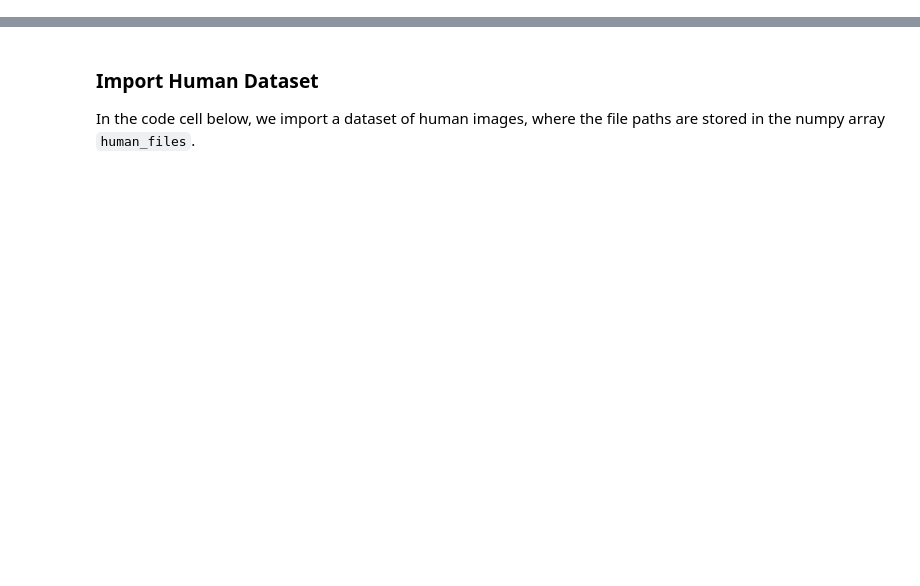
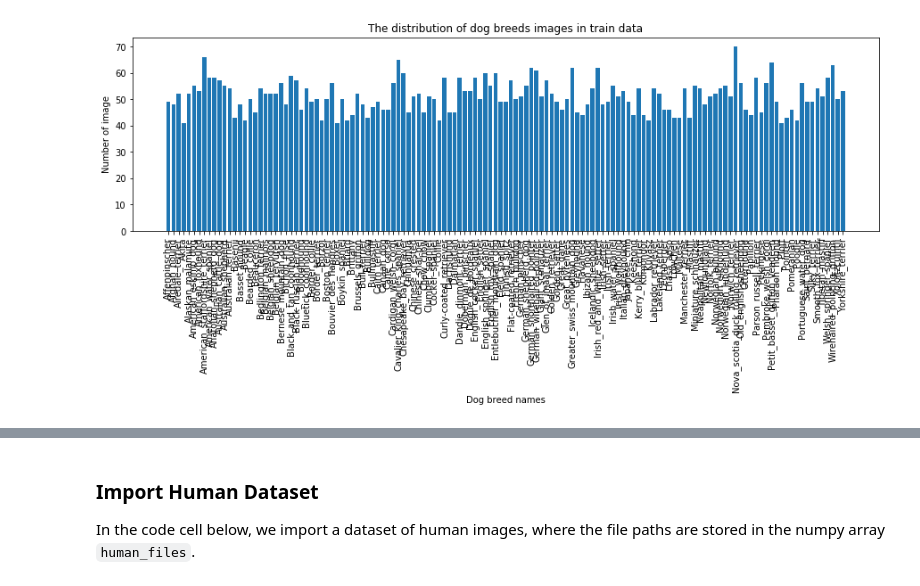
Before and after one commit to tikhonova/dog_classifier, a Jupyter notebook: dog_app.ipynb, the cells around one changed output, grey strips where cells are left out. Saved outputs shown, nothing was run; the diff lists cells and outputs as text; code cells hidden in the pictures; blank space fills up the shorter version.

```diff
--- a/dog_app.ipynb
+++ b/dog_app.ipynb
@@ -100,0 +104,31 @@ ModuleNotFoundError: No module named 'keras'
+# %%
+def plot_df(x,y,title):
+    '''Plot a bar chart'''
+    plt.figure(figsize=(15,4))
+    plt.xticks(rotation=90)
+    plt.title(title)
+    plt.xlabel('Dog breed names')
+    plt.ylabel('Number of image')
+    plt.bar(x,y)
+    plt.show()
+
+def create_dog_breeds_df(folder):
+    '''Create a dataframe of dog breed names and number of images
+    arg(s):
+    folder(str): the name of the folder with a # of images in it
+    returns:
+    dog_breeds_df(dataframe): it contains dog breed names and number of images'''
+
+    dog_breeds_names = []
+    num_images = []
+    dog_breeds_df = pd.DataFrame(columns = ['dog_breed_name', 'num_images'])
+
+    for item in sorted(glob("../../../data/dog_images/"+folder+"/*/")):
+        dog_breeds_names.append(item[20:-1])
+        num_images.append(len(item))
+
+    dog_breeds_df['dog_breed_name'] = [n.rsplit('.', 1)[1] for n in dog_breeds_names]
+    dog_breeds_df['num_images'] = num_images
+    dog_breeds_df = dog_breeds_df.sort_values('num_images', ascending = False)
+
+    return dog_breeds_df
@@ -100,0 +137,6 @@ ModuleNotFoundError: No module named 'keras'
+# %%
+# The distribution of dog breeds images in train folder
+train_dog_breeds_df=create_dog_breeds_df('train')
+
+# Top 5 dog breeds
+train_dog_breeds_df.head(n=5)
@@ -100,0 +150,5 @@ ModuleNotFoundError: No module named 'keras'
+# %%
+# Plotting the distribution of dog breeds images in train folder
+plot_df(train_dog_breeds_df['dog_breed_name'],train_dog_breeds_df['num_images'],'The distribution of dog breeds images in train data')
+# %% [output]
+[figure, added]
```
Also changed, not shown: parts of 68 cells of this notebook.
